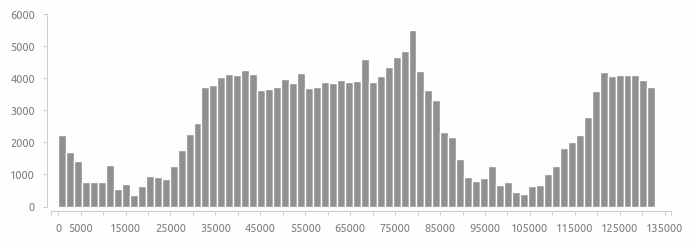
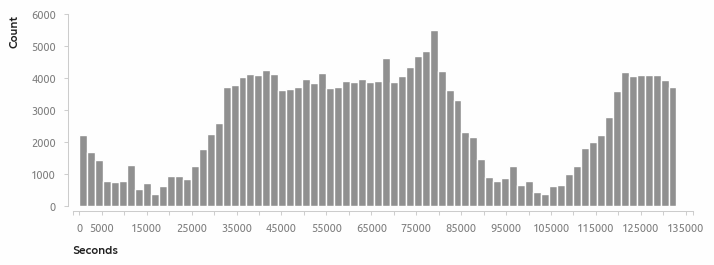
The notebook cell's code change between the first figure and the second:
--- before
+++ after
@@ -18,4 +18,7 @@
         ticklabel.set_visible(False)
 
+ax.set_ylabel('Count', **label)
+ax.set_xlabel('Seconds', **label)
+
 plt.show()
 

Commit: upd